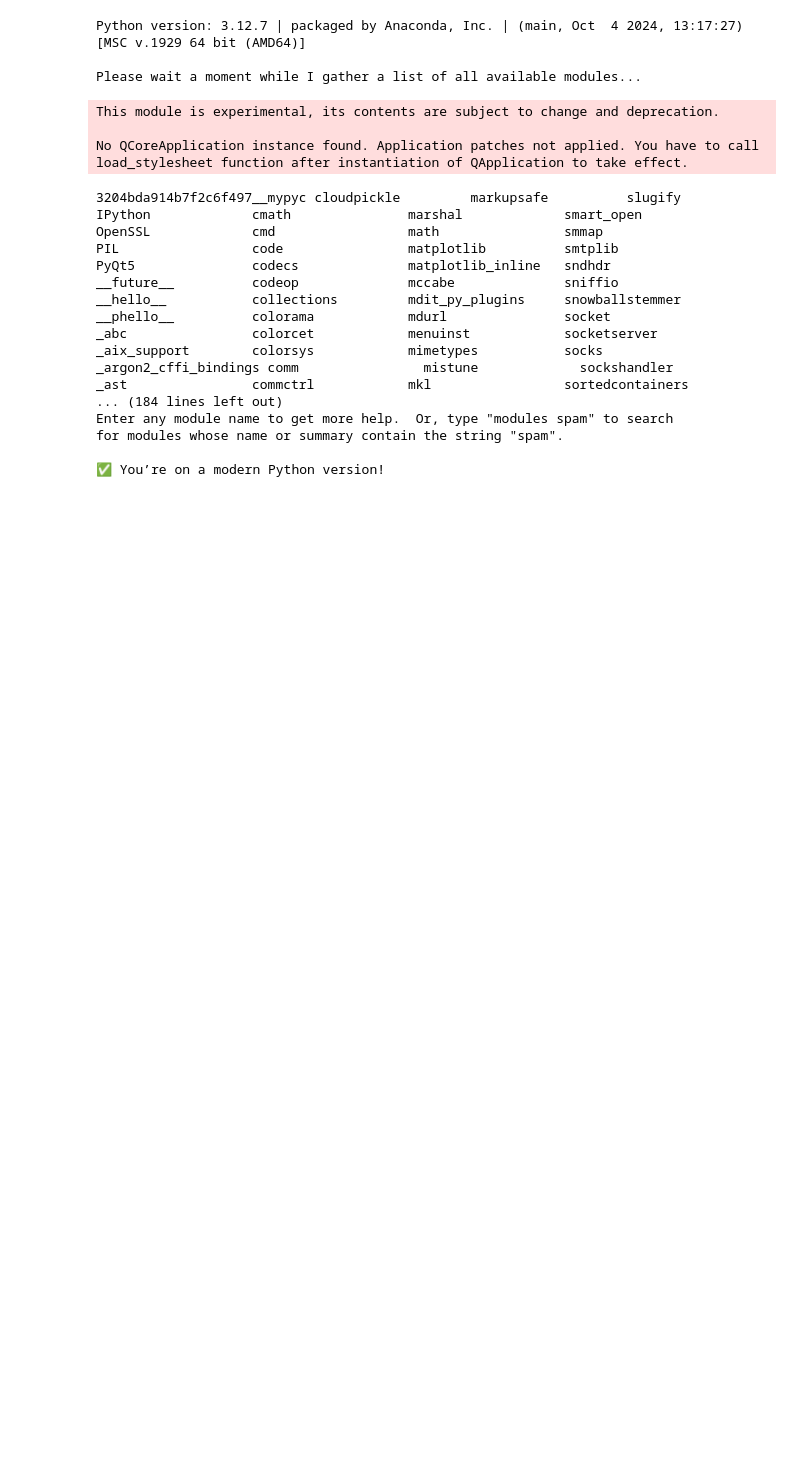
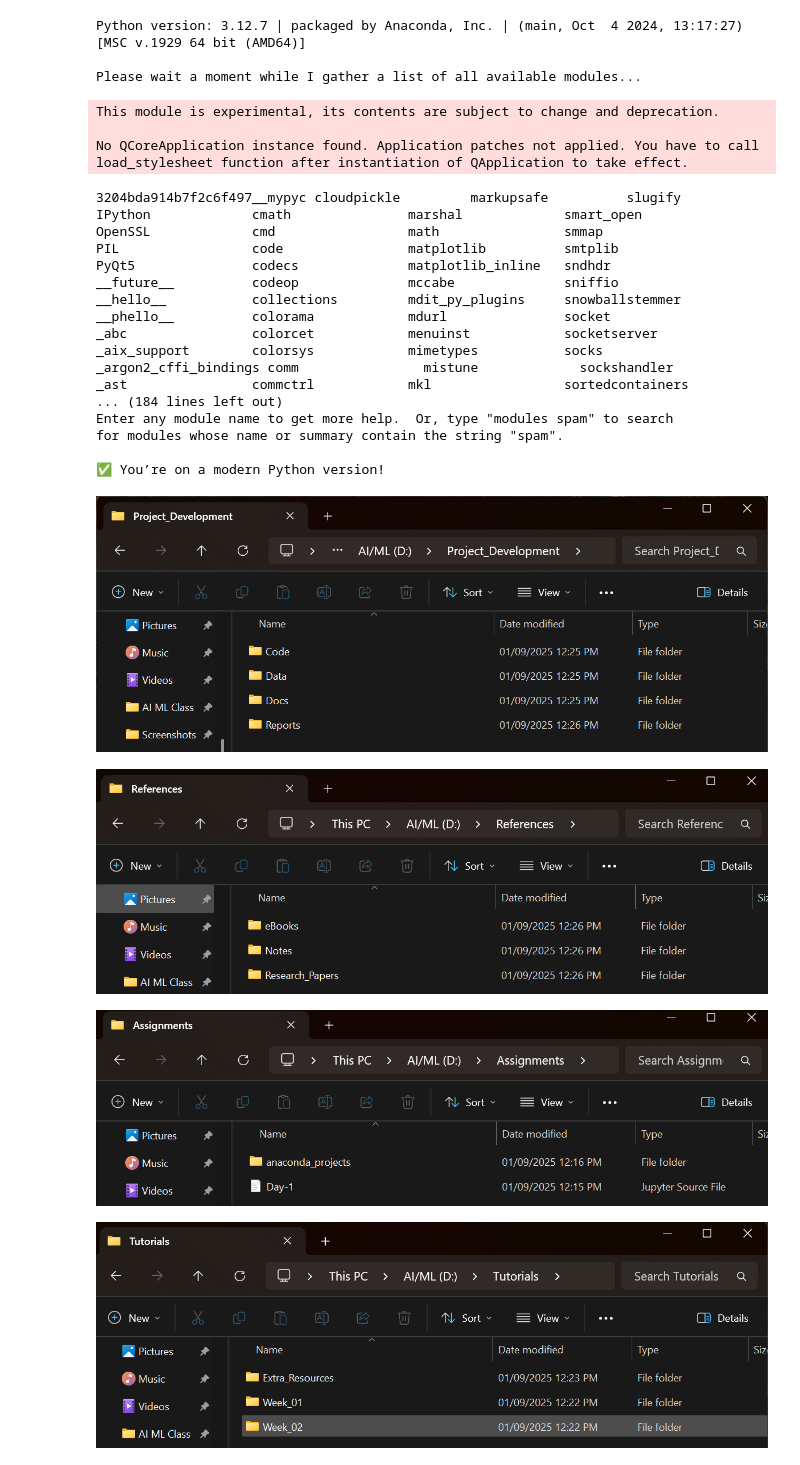
Before and after one commit to TulabandullaRevanth/p, a Jupyter notebook: Assignments/day1.ipynb, the cells around one changed output. Saved outputs shown, nothing was run; the diff lists cells and outputs as text; code cells hidden in the pictures; blank space fills up the shorter version.

```diff
--- a/Assignments/day1.ipynb
+++ b/Assignments/day1.ipynb
@@ -35,3 +35,14 @@ Enter any module name to get more help.  Or, type "modules spam" to search
 for modules whose name or summary contain the string "spam".
 
 ✅ You’re on a modern Python version!
+# %%
+from IPython.display import Image, display
+
+images = ['pic1.png', 'pic2.png', 'pic3.png', 'pic4.png', 'pic5.png', 'pic6.png', 'pic7.png', 'pic8.png', 'pic9.png', 'pic10.png']
+for imgs in images:
+    display(Image(filename=imgs))
+# %% [output]
+[figure, added]
+[figure, added]
+[figure, added]
+[figure, added]
```
Also changed, not shown: parts of 1 cell of this notebook.
